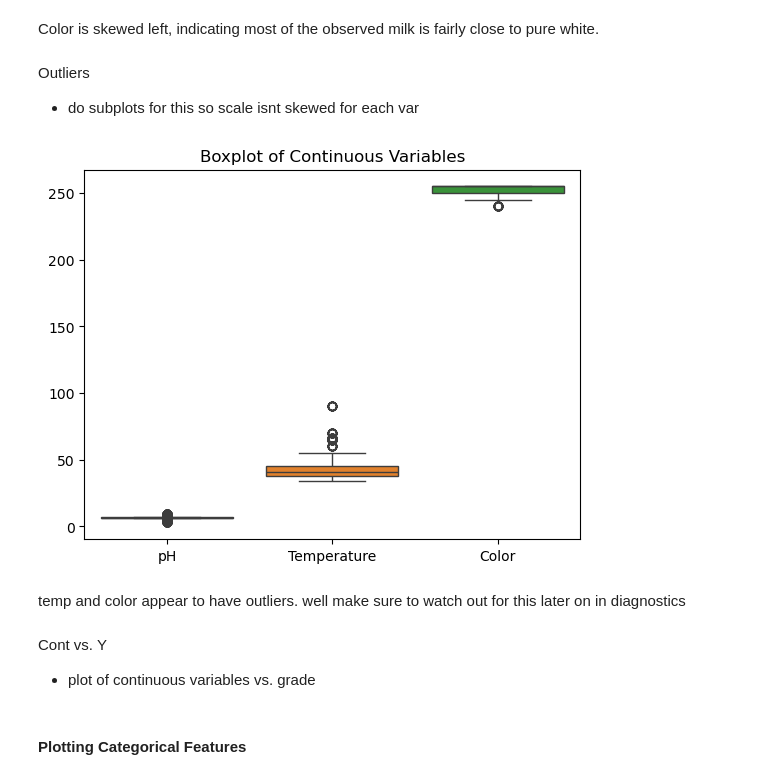
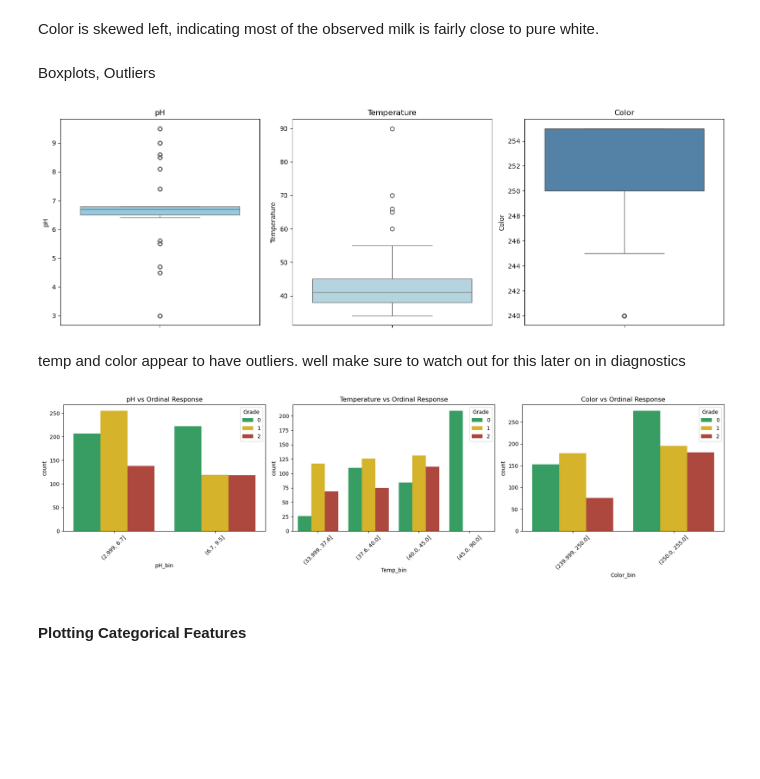
Before and after one commit to francofbv/Milk-Project, a Jupyter notebook: Final_Notebook_Rough.ipynb, the cells around one changed output. Cells and saved outputs as stored; diff of their text form; code cells hidden in the pictures; blank space fills up the shorter version.

```diff
--- a/Final_Notebook_Rough.ipynb
+++ b/Final_Notebook_Rough.ipynb
@@ -111,17 +152,26 @@ plt.show()
 Temperature looks to be rightwardly-skewed, with most values falling between 30 and 50 degrees celsius. This makes sense, as it is unlikely that milk would be stored at temperatures any higher than that unless under very extreme circumstances.
 # %% [markdown]
 Color is skewed left, indicating most of the observed milk is fairly close to pure white.
-# %% [markdown]
-Outliers
-* do subplots for this so scale isnt skewed for each var
-# %%
-sns.boxplot(data=df[['pH', 'Temperature', 'Color']])
-plt.title('Boxplot of Continuous Variables')
-plt.show()
-# %% [output]
-[figure, removed]
+# %% [markdown]
+Boxplots, Outliers
+# %%
+# Create a 1x3 grid of subplots
+fig, axes = plt.subplots(1, 3, figsize=(15, 5))
+
+# Plot each boxplot in its own subplot
+sns.boxplot(y=df['pH'], ax=axes[0], color='skyblue')
+axes[0].set_title('pH')
+
+sns.boxplot(y=df['Temperature'], ax=axes[1], color='lightblue')
+axes[1].set_title('Temperature')
+
+sns.boxplot(y=df['Color'], ax=axes[2], color='steelblue')
+axes[2].set_title('Color')
+
+# Optional: Tidy layout
+plt.tight_layout()
+plt.show()
+# %% [output]
+[figure, added]
 # %% [markdown]
 temp and color appear to have outliers. well make sure to watch out for this later on in diagnostics
-# %% [markdown]
-Cont vs. Y
-* plot of continuous variables vs. grade
@@ -130,3 +178,31 @@ Cont vs. Y
+# %%
+# Example: bin into quartiles (or change to custom bins)
+df['pH_bin'] = pd.qcut(df['pH'], q=2, duplicates='drop')
+df['Temp_bin'] = pd.qcut(df['Temperature'], q=5, duplicates='drop')
+df['Color_bin'] = pd.qcut(df['Color'], q=3, duplicates='drop')
+
+# Set up subplots
+fig, axes = plt.subplots(1, 3, figsize=(18, 5))
+
+# Bar plot for binned pH
+sns.countplot(x='pH_bin', hue='Grade', data=df, ax=axes[0], palette={0: '#27ae60', 1: '#f1c40f', 2: '#c0392b'})
+axes[0].set_title('pH vs Ordinal Response')
+axes[0].tick_params(axis='x', rotation=45)
+
+# Bar plot for binned Temperature
+sns.countplot(x='Temp_bin', hue='Grade', data=df, ax=axes[1], palette={0: '#27ae60', 1: '#f1c40f', 2: '#c0392b'})
+axes[1].set_title('Temperature vs Ordinal Response')
+axes[1].tick_params(axis='x', rotation=45)
+
+# Bar plot for binned Color
+sns.countplot(x='Color_bin', hue='Grade', data=df, ax=axes[2], palette={0: '#27ae60', 1: '#f1c40f', 2: '#c0392b'})
+axes[2].set_title('Color vs Ordinal Response')
+axes[2].tick_params(axis='x', rotation=45)
+
+plt.tight_layout()
+plt.show()
+# %% [output]
+[figure, added]
 # %% [markdown]
 #### Plotting Categorical Features
 # %% [markdown]
```
Also changed, not shown: parts of 50 cells of this notebook.
